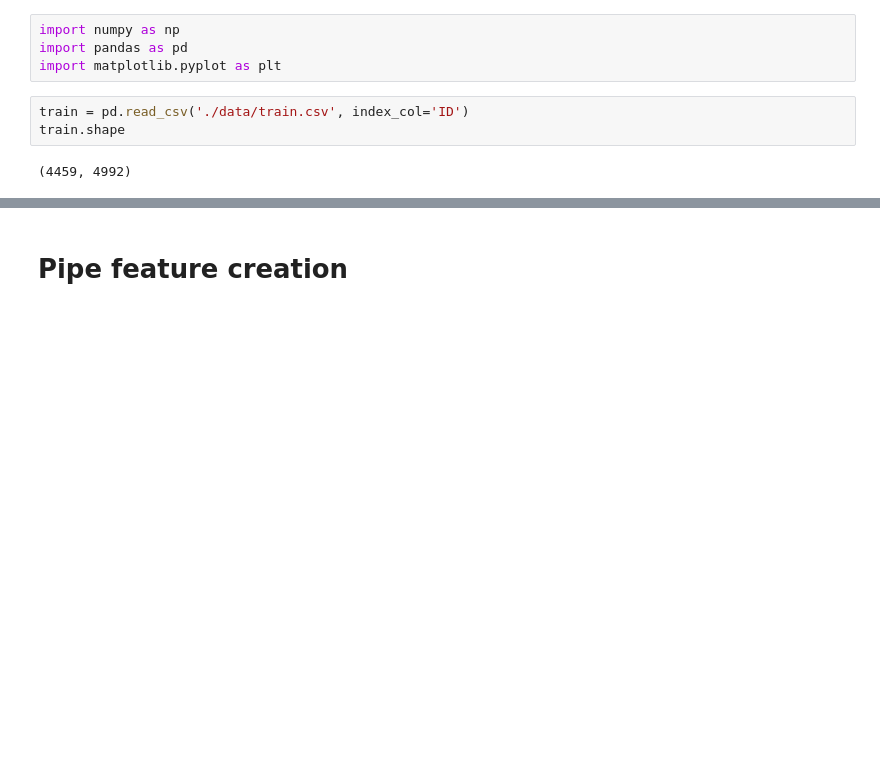
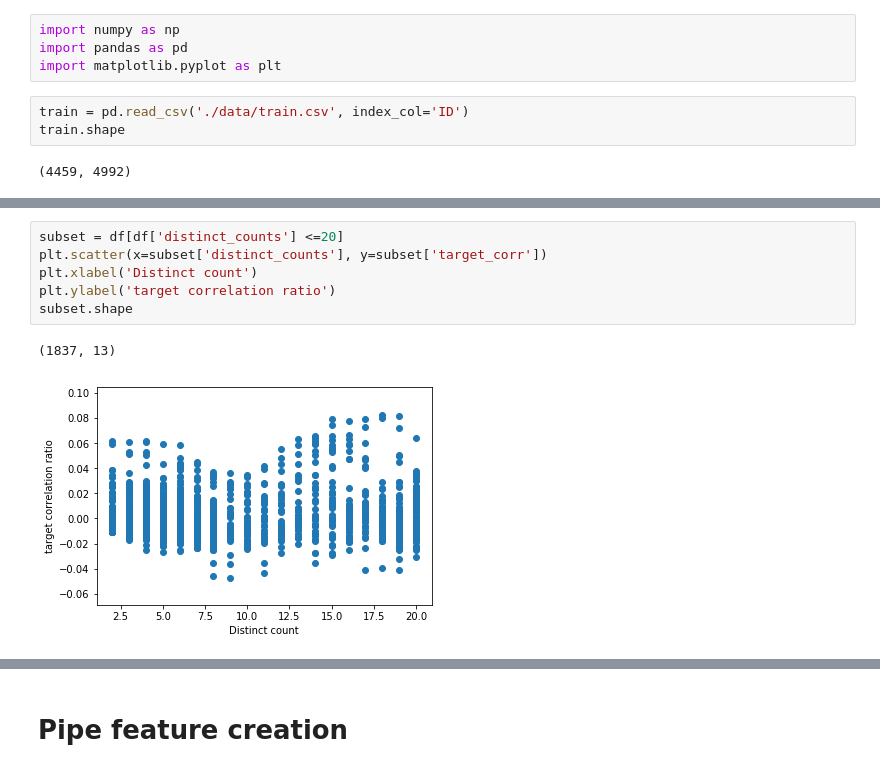
Before and after one commit to rudloffl/KG-compets, a Jupyter notebook: 01 - Santander/A02 - version1.ipynb, the cells around one changed output, grey strips where cells are left out. Cells and saved outputs as stored; diff of their text form; blank space fills up the shorter version.

```diff
--- a/01 - Santander/A02 - version1.ipynb
+++ b/01 - Santander/A02 - version1.ipynb
@@ -47,0 +67,9 @@ df[df['distinct_counts'] == 1].shape
+# %%
+subset = df[df['distinct_counts'] <=20]
+plt.scatter(x=subset['distinct_counts'], y=subset['target_corr'])
+plt.xlabel('Distinct count')
+plt.ylabel('target correlation ratio')
+subset.shape
+# %% [output]
+(1837, 13)
+[figure, added]
```
Also changed, not shown: parts of 43 cells of this notebook, 1 other file.
